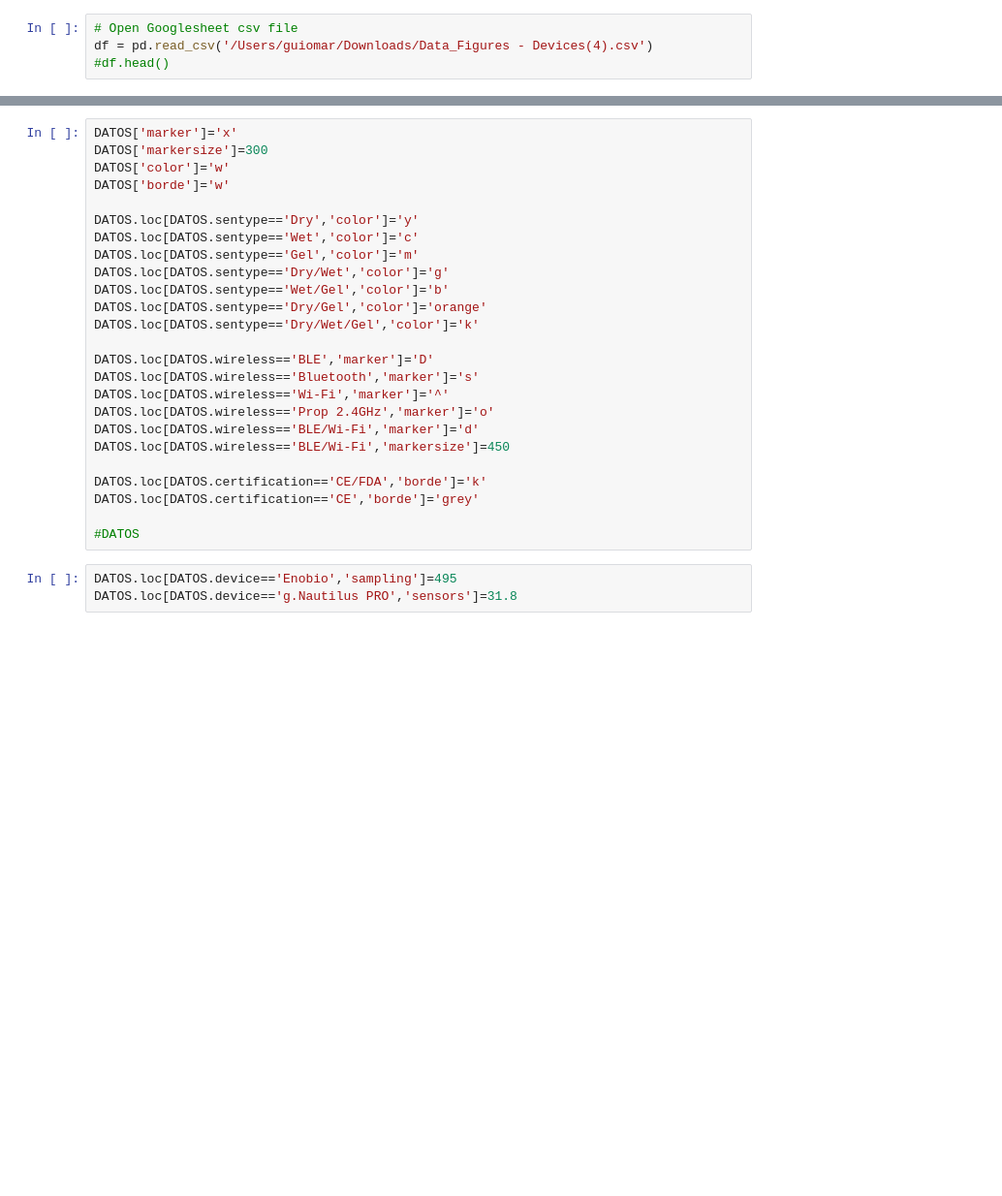
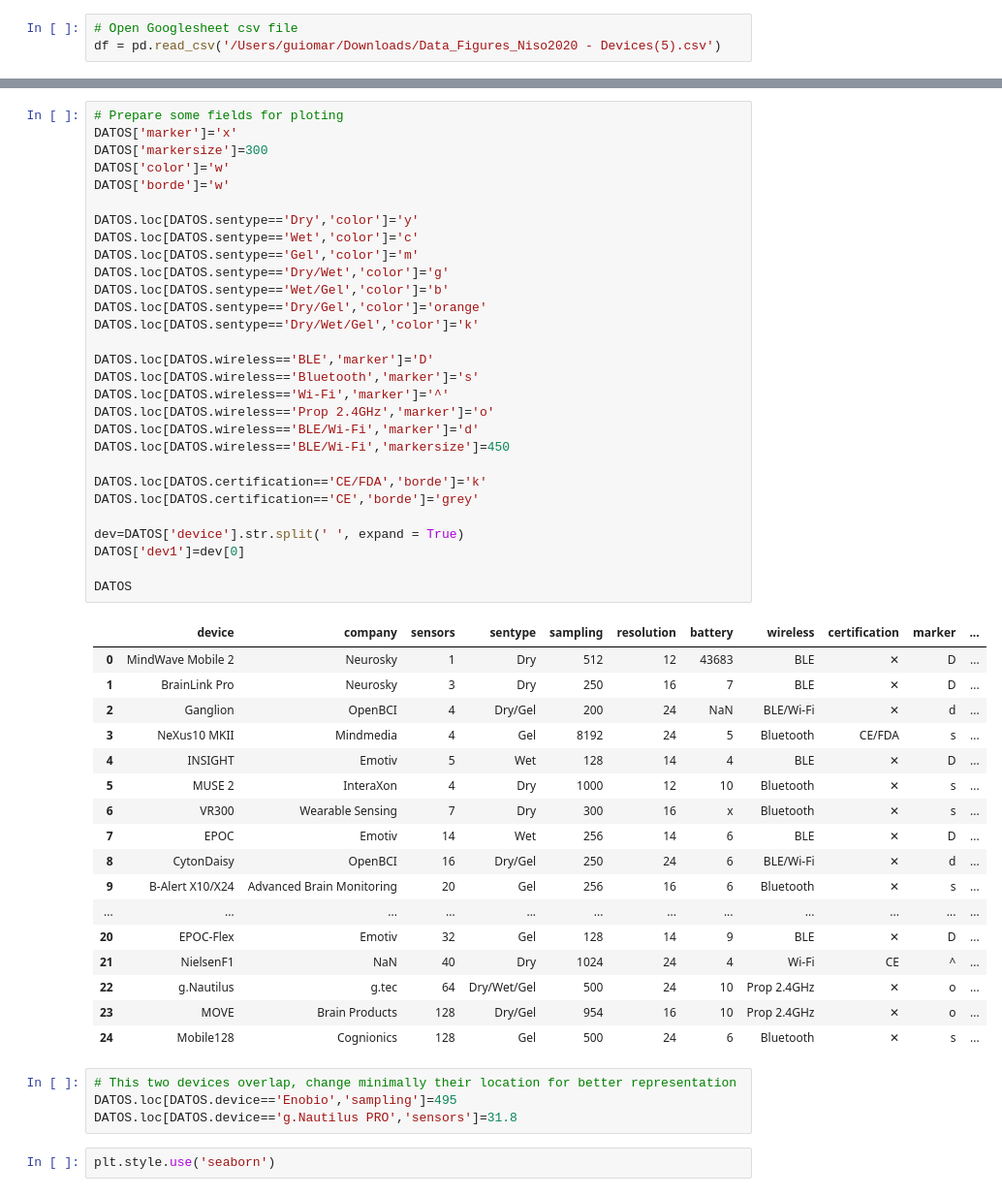
Before and after one commit to guiomar/wEEG, a Jupyter notebook: wEEG-systems.ipynb, the cells around one changed output, grey strips where cells are left out. Shown at 97% size. Drawn from its saved outputs; the diff is of its cells as text; blank space fills up the shorter version.

```diff
--- a/wEEG-systems.ipynb
+++ b/wEEG-systems.ipynb
@@ -17,5 +18,4 @@ from matplotlib.ticker import (MultipleLocator, FormatStrFormatter, AutoMinorLoc
 from matplotlib.patches import Rectangle
 # %%
 # Open Googlesheet csv file
-df = pd.read_csv('/Users/guiomar/Downloads/Data_Figures - Devices(4).csv')
-#df.head()
+df = pd.read_csv('/Users/guiomar/Downloads/Data_Figures_Niso2020 - Devices(5).csv')
@@ -61,31 +72,56 @@ fda = [i for i, s in enumerate(CERT) if 'FDA' in s]
 no = [i for i, s in enumerate(CERT) if '✕' in s]
 #DATOS['device'][no]
 # %%
+# Prepare some fields for ploting
 DATOS['marker']='x'
 DATOS['markersize']=300
 DATOS['color']='w'
 DATOS['borde']='w'
 
 DATOS.loc[DATOS.sentype=='Dry','color']='y'
 DATOS.loc[DATOS.sentype=='Wet','color']='c'
 DATOS.loc[DATOS.sentype=='Gel','color']='m'
 DATOS.loc[DATOS.sentype=='Dry/Wet','color']='g'
 DATOS.loc[DATOS.sentype=='Wet/Gel','color']='b'
 DATOS.loc[DATOS.sentype=='Dry/Gel','color']='orange'
 DATOS.loc[DATOS.sentype=='Dry/Wet/Gel','color']='k'
 
 DATOS.loc[DATOS.wireless=='BLE','marker']='D'
 DATOS.loc[DATOS.wireless=='Bluetooth','marker']='s'
 DATOS.loc[DATOS.wireless=='Wi-Fi','marker']='^'
 DATOS.loc[DATOS.wireless=='Prop 2.4GHz','marker']='o'
 DATOS.loc[DATOS.wireless=='BLE/Wi-Fi','marker']='d'
 DATOS.loc[DATOS.wireless=='BLE/Wi-Fi','markersize']=450
 
 DATOS.loc[DATOS.certification=='CE/FDA','borde']='k'
 DATOS.loc[DATOS.certification=='CE','borde']='grey'
 
-#DATOS
+dev=DATOS['device'].str.split(' ', expand = True)
+DATOS['dev1']=dev[0]
+
+DATOS
+# %% [output]
+|  | device | company | sensors | sentype | sampling | resolution | battery | wireless | certification | marker | ... |
+| 0 | MindWave Mobile 2 | Neurosky | 1 | Dry | 512 | 12 | 43683 | BLE | ✕ | D | ... |
+| 1 | BrainLink Pro | Neurosky | 3 | Dry | 250 | 16 | 7 | BLE | ✕ | D | ... |
+| 2 | Ganglion | OpenBCI | 4 | Dry/Gel | 200 | 24 | NaN | BLE/Wi-Fi | ✕ | d | ... |
+| 3 | NeXus10 MKII | Mindmedia | 4 | Gel | 8192 | 24 | 5 | Bluetooth | CE/FDA | s | ... |
+| 4 | INSIGHT | Emotiv | 5 | Wet | 128 | 14 | 4 | BLE | ✕ | D | ... |
+| 5 | MUSE 2 | InteraXon | 4 | Dry | 1000 | 12 | 10 | Bluetooth | ✕ | s | ... |
+| 6 | VR300 | Wearable Sensing | 7 | Dry | 300 | 16 | x | Bluetooth | ✕ | s | ... |
+| 7 | EPOC | Emotiv | 14 | Wet | 256 | 14 | 6 | BLE | ✕ | D | ... |
+| 8 | CytonDaisy | OpenBCI | 16 | Dry/Gel | 250 | 24 | 6 | BLE/Wi-Fi | ✕ | d | ... |
+| 9 | B-Alert X10/X24 | Advanced Brain Monitoring | 20 | Gel | 256 | 16 | 6 | Bluetooth | ✕ | s | ... |
+| ... | ... | ... | ... | ... | ... | ... | ... | ... | ... | ... | ... |
+| 20 | EPOC-Flex | Emotiv | 32 | Gel | 128 | 14 | 9 | BLE | ✕ | D | ... |
+| 21 | NielsenF1 | NaN | 40 | Dry | 1024 | 24 | 4 | Wi-Fi | CE | ^ | ... |
+| 22 | g.Nautilus | g.tec | 64 | Dry/Wet/Gel | 500 | 24 | 10 | Prop 2.4GHz | ✕ | o | ... |
+| 23 | MOVE | Brain Products | 128 | Dry/Gel | 954 | 16 | 10 | Prop 2.4GHz | ✕ | o | ... |
+| 24 | Mobile128 | Cognionics | 128 | Gel | 500 | 24 | 6 | Bluetooth | ✕ | s | ... |
 # %%
+# This two devices overlap, change minimally their location for better representation
 DATOS.loc[DATOS.device=='Enobio','sampling']=495
 DATOS.loc[DATOS.device=='g.Nautilus PRO','sensors']=31.8
+# %%
+plt.style.use('seaborn')
 # %%
```
Also changed, not shown: parts of 9 cells of this notebook.
